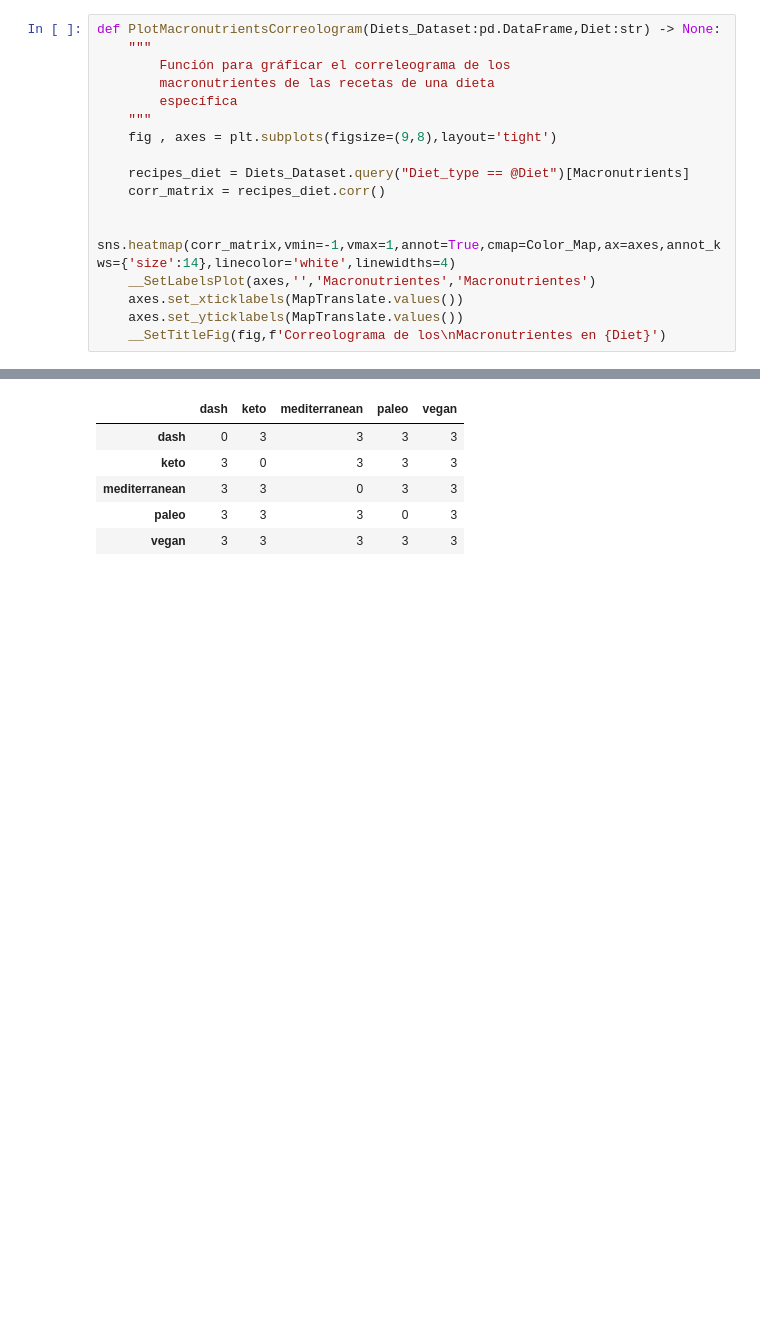
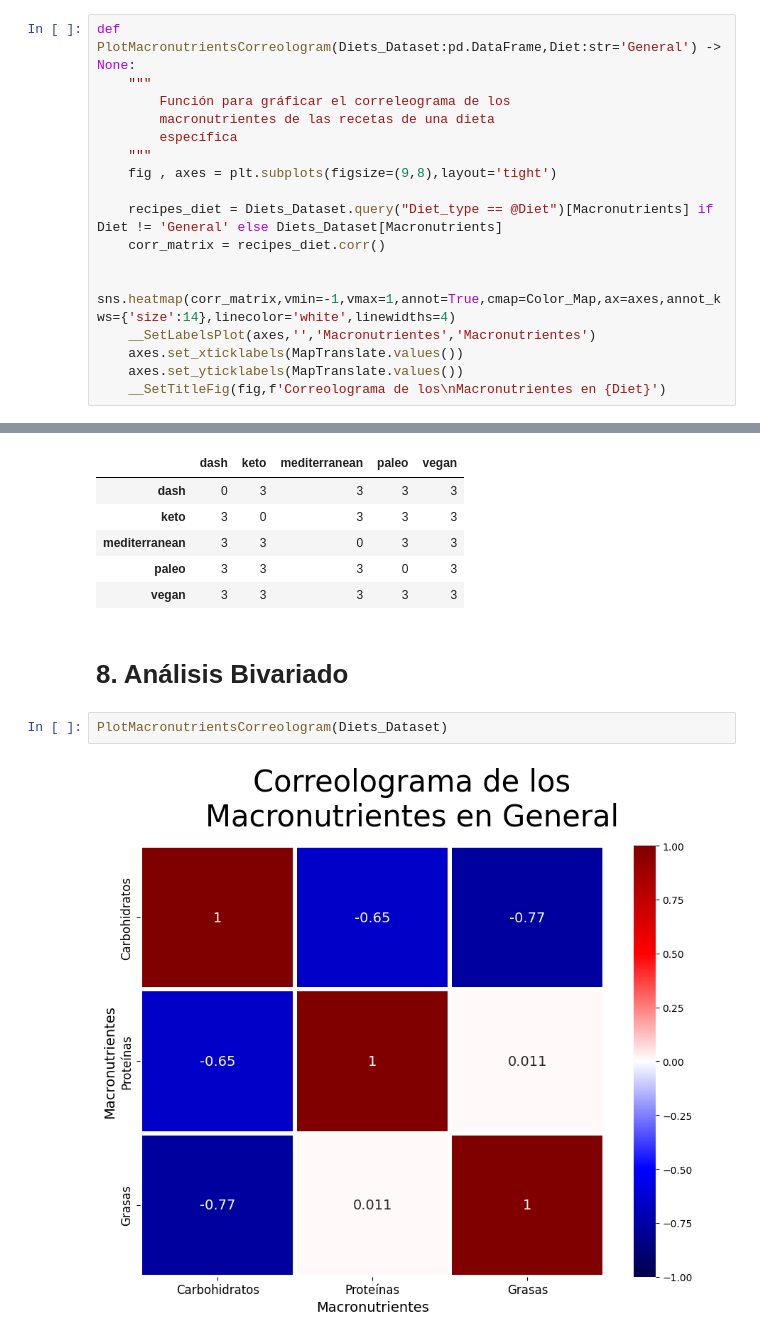
Before and after one commit to alexisuaguilaru/Analysis_Nutritional_Information, a Jupyter notebook: Documentation/AlexisAguilar_Reporte.ipynb, the cells around one changed output, grey strips where cells are left out. Drawn from its saved outputs; the diff is of its cells as text; blank space fills up the shorter version.

Commit message:
ADD correlation plots into EDA

```diff
--- a/Documentation/AlexisAguilar_Reporte.ipynb
+++ b/Documentation/AlexisAguilar_Reporte.ipynb
@@ -142,7 +166,7 @@ def PlotMacronutrientsByCuisine(Diets_Dataset:pd.DataFrame,Diet:str,Macronutrien
     title_base += f' en {Diet}' if Diet else ''
     __SetTitleFig(fig,title_base)
 # %%
-def PlotMacronutrientsCorreologram(Diets_Dataset:pd.DataFrame,Diet:str) -> None:
+def PlotMacronutrientsCorreologram(Diets_Dataset:pd.DataFrame,Diet:str='General') -> None:
     """
         Función para gráficar el correleograma de los
         macronutrientes de las recetas de una dieta
@@ -150,7 +174,7 @@ def PlotMacronutrientsCorreologram(Diets_Dataset:pd.DataFrame,Diet:str) -> None:
     """
     fig , axes = plt.subplots(figsize=(9,8),layout='tight')
 
-    recipes_diet = Diets_Dataset.query("Diet_type == @Diet")[Macronutrients]
+    recipes_diet = Diets_Dataset.query("Diet_type == @Diet")[Macronutrients] if Diet != 'General' else Diets_Dataset[Macronutrients]
     corr_matrix = recipes_diet.corr()
 
     sns.heatmap(corr_matrix,vmin=-1,vmax=1,annot=True,cmap=Color_Map,ax=axes,annot_kws={'size':14},linecolor='white',linewidths=4)
@@ -923,3 +947,9 @@ sum(pvalue_results[macronutrient] < 0.05 for macronutrient in Macronutrients)
 | mediterranean | 3 | 3 | 0 | 3 | 3 |
 | paleo | 3 | 3 | 3 | 0 | 3 |
 | vegan | 3 | 3 | 3 | 3 | 3 |
+# %% [markdown]
+# 8. Análisis Bivariado
+# %%
+PlotMacronutrientsCorreologram(Diets_Dataset)
+# %% [output]
+[figure, added]
```
Also changed, not shown: parts of 3 cells of this notebook, 2 other files.
